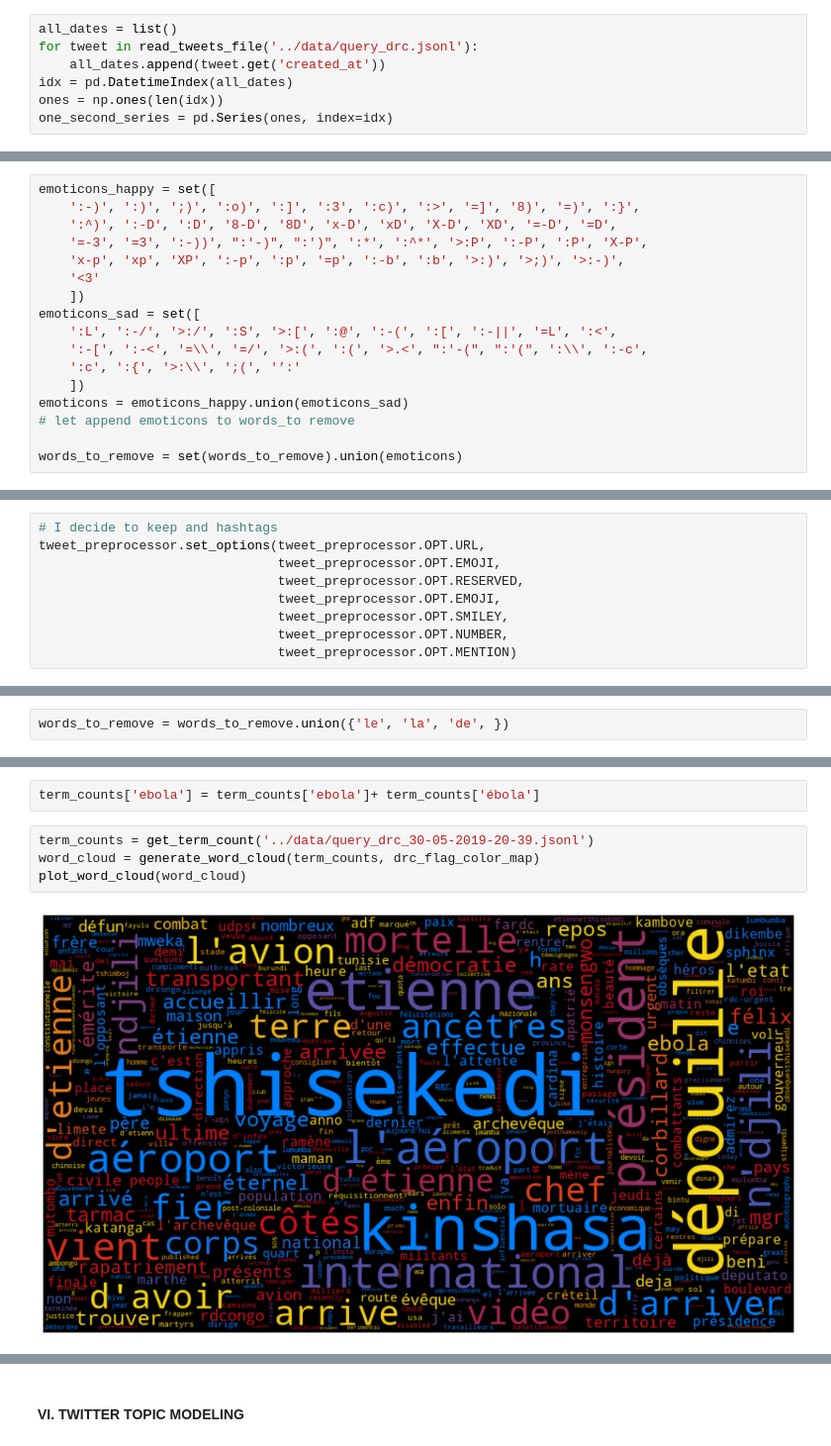
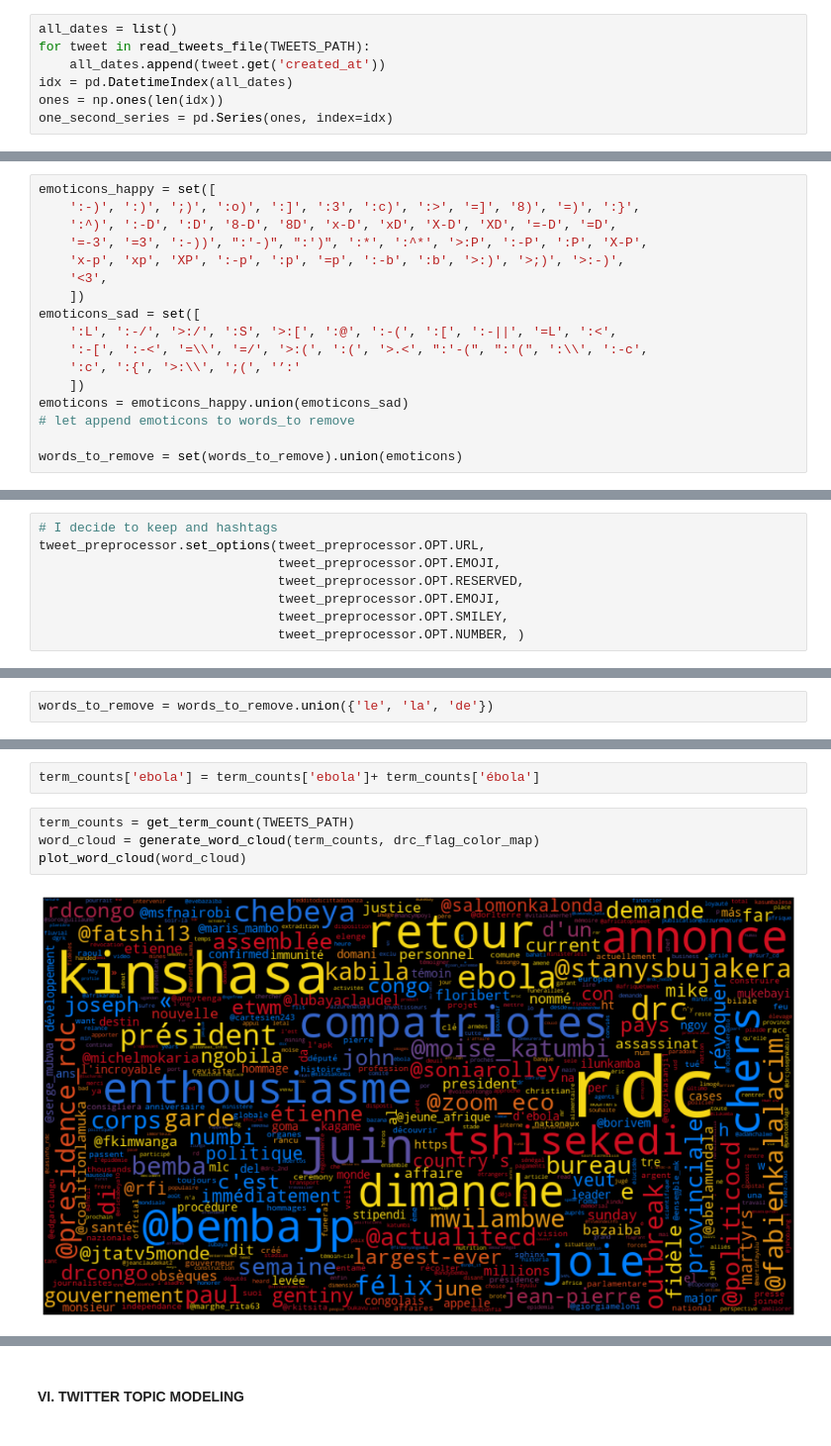
Before and after one commit to espoirMur/balobi_nini, a Jupyter notebook: notebooks/tweets-entities-analysis.ipynb, the cells around one changed output, grey strips where cells are left out. Shown at 99% size. Drawn from its saved outputs; the diff is of its cells as text.

Commit message:
add more data about the qury and improve algo

```diff
--- a/notebooks/tweets-entities-analysis.ipynb
+++ b/notebooks/tweets-entities-analysis.ipynb
@@ -167,7 +169,7 @@ def read_tweets_file(path):
             yield tweet
 # %%
 all_dates = list()
-for tweet in read_tweets_file('../data/query_drc.jsonl'):
+for tweet in read_tweets_file(TWEETS_PATH):
     all_dates.append(tweet.get('created_at'))
 idx = pd.DatetimeIndex(all_dates)
 ones = np.ones(len(idx))
@@ -270,7 +280,7 @@ emoticons_happy = set([
     ':^)', ':-D', ':D', '8-D', '8D', 'x-D', 'xD', 'X-D', 'XD', '=-D', '=D',
     '=-3', '=3', ':-))', ":'-)", ":')", ':*', ':^*', '>:P', ':-P', ':P', 'X-P',
     'x-p', 'xp', 'XP', ':-p', ':p', '=p', ':-b', ':b', '>:)', '>;)', '>:-)',
-    '<3'
+    '<3',
     ])
 emoticons_sad = set([
     ':L', ':-/', '>:/', ':S', '>:[', ':@', ':-(', ':[', ':-||', '=L', ':<',
@@ -332,15 +342,14 @@ tweet_preprocessor.set_options(tweet_preprocessor.OPT.URL,
                                tweet_preprocessor.OPT.RESERVED,
                                tweet_preprocessor.OPT.EMOJI,
                                tweet_preprocessor.OPT.SMILEY,
-                               tweet_preprocessor.OPT.NUMBER,
-                               tweet_preprocessor.OPT.MENTION)
+                               tweet_preprocessor.OPT.NUMBER, )
 # %% [markdown]
 - let apply french additionnal step by removing the stops word we have , we will use an addional library
 add additional french word in list of word to remove
 # %%
 words_to_remove = words_to_remove.union(set(many_stop_words.get_stop_words('FR')))
 # %%
-words_to_remove = words_to_remove.union({'le', 'la', 'de', })
+words_to_remove = words_to_remove.union({'le', 'la', 'de'})
 # %%
 def get_term_count(path):
     """
@@ -392,11 +411,11 @@ def plot_word_cloud(word_cloud):
 # %%
 term_counts['ebola'] = term_counts['ebola']+ term_counts['ébola']
 # %%
-term_counts = get_term_count('../data/query_drc_30-05-2019-20-39.jsonl')
+term_counts = get_term_count(TWEETS_PATH)
 word_cloud = generate_word_cloud(term_counts, drc_flag_color_map)
 plot_word_cloud(word_cloud)
 # %% [output]
-[figure, old version]
+[figure, new version]
 # %%
 len(term_counts)
 # %% [output]
```
Also changed, not shown: parts of 34 cells of this notebook, 39 other files.
